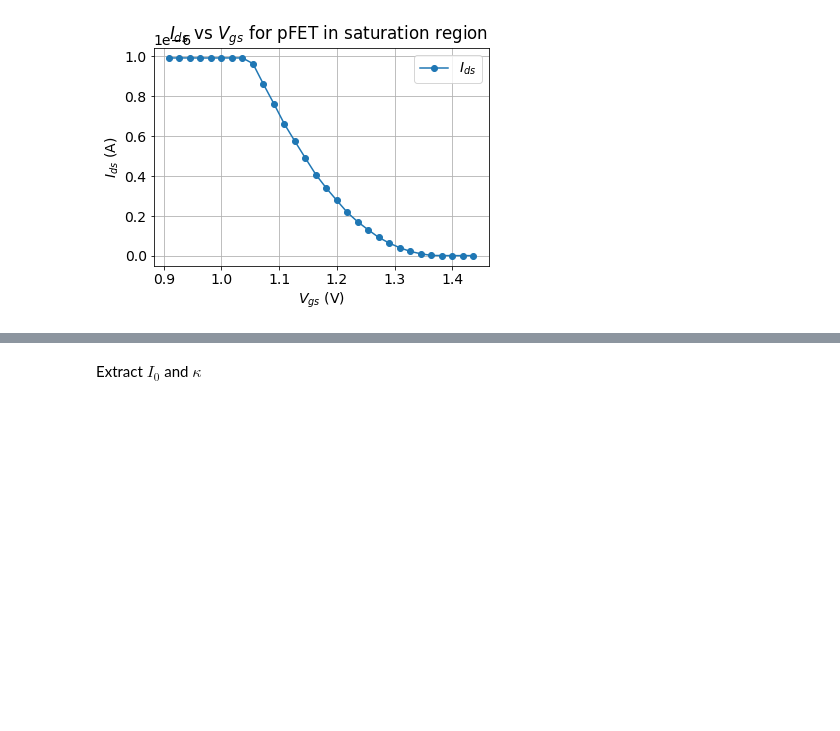
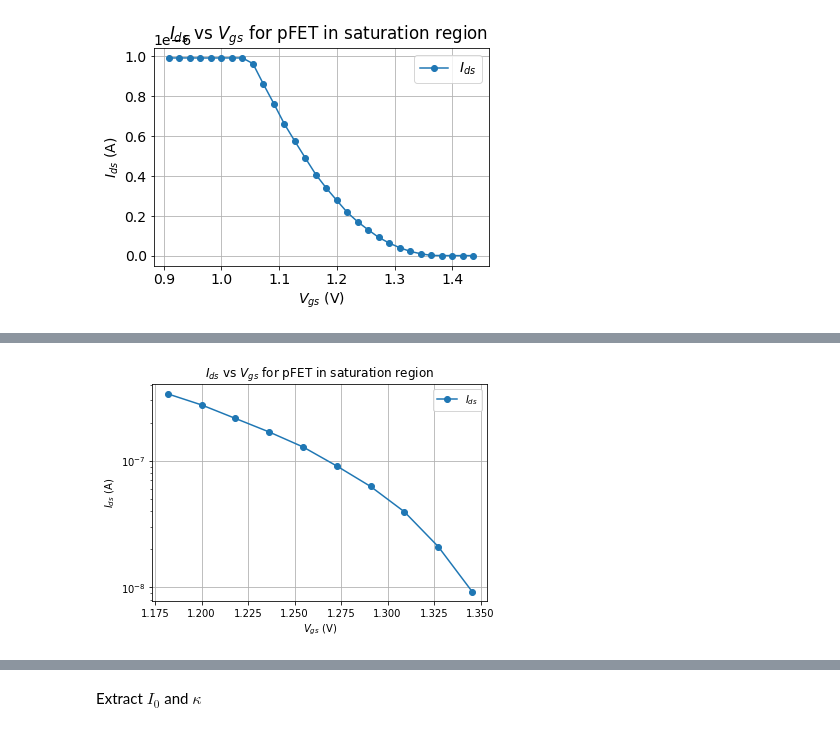
Before and after one commit to janhohenheim/neuromorphic-engineering-one, a Jupyter notebook: neuromorphic_engineering_one/session3_subthreshold_behavior_of_transistors/2021_Lab3_SubThr_4.5_Jan_Hohenheim.ipynb, the cells around one changed output, grey strips where cells are left out. Saved outputs shown, nothing was run; the diff lists cells and outputs as text; code cells hidden in the pictures; blank space fills up the shorter version.

```diff
--- a/neuromorphic_engineering_one/session3_subthreshold_behavior_of_transistors/2021_Lab3_SubThr_4.5_Jan_Hohenheim.ipynb
+++ b/neuromorphic_engineering_one/session3_subthreshold_behavior_of_transistors/2021_Lab3_SubThr_4.5_Jan_Hohenheim.ipynb
@@ -473,0 +470,11 @@ Arbitrary Ids close to Vds - threshold: 6.274414099394221e-08
+# %%
+# extract the valid range and plot in logarithmic scale
+plt.semilogy(Vgs[65:75], Ids[65:75], "o-", label="$I_{ds}$")
+plt.title("$I_{ds}$ vs $V_{gs}$ for pFET in saturation region")
+plt.xlabel("$V_{gs}$ (V)")
+plt.ylabel("$I_{ds}$ (A)")
+plt.grid()
+plt.legend()
+plt.show()
+# %% [output]
+[figure, added]
```
Also changed, not shown: parts of 13 cells of this notebook.
